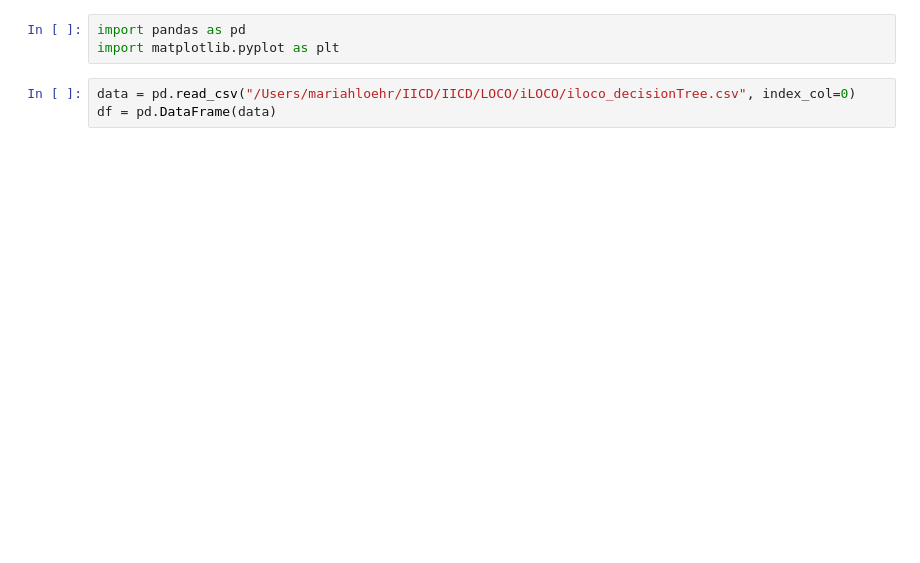
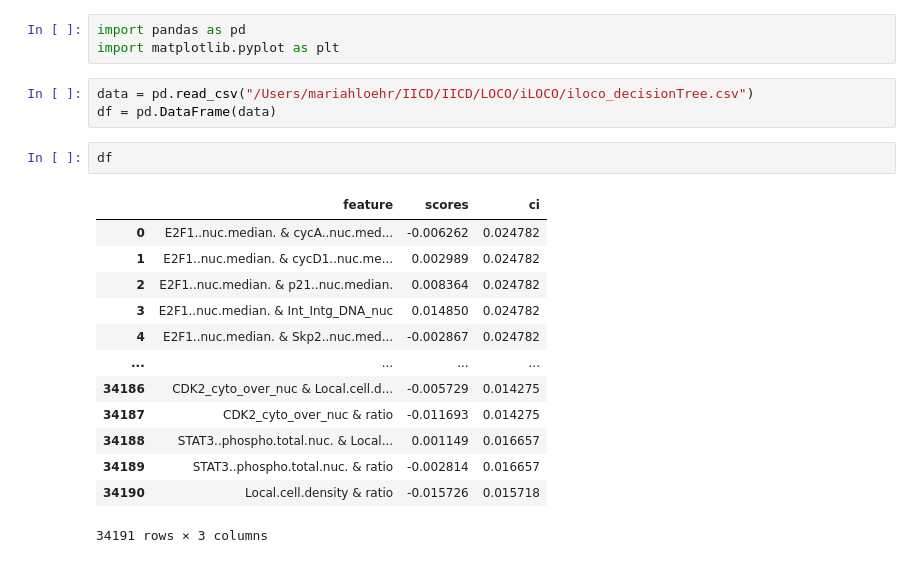
Before and after one commit to mariahgloehr/IICD, a Jupyter notebook: LOCO/iLOCO/iloco_plots.ipynb, the cells around one changed output. Drawn from its saved outputs; the diff is of its cells as text; blank space fills up the shorter version.

```diff
--- a/LOCO/iLOCO/iloco_plots.ipynb
+++ b/LOCO/iLOCO/iloco_plots.ipynb
@@ -2,5 +2,21 @@
 import pandas as pd
 import matplotlib.pyplot as plt
 # %%
-data = pd.read_csv("/Users/mariahloehr/IICD/IICD/LOCO/iLOCO/iloco_decisionTree.csv", index_col=0)
+data = pd.read_csv("/Users/mariahloehr/IICD/IICD/LOCO/iLOCO/iloco_decisionTree.csv")
 df = pd.DataFrame(data)
+# %%
+df
+# %% [output]
+|  | feature | scores | ci |
+| 0 | E2F1..nuc.median. & cycA..nuc.med... | -0.006262 | 0.024782 |
+| 1 | E2F1..nuc.median. & cycD1..nuc.me... | 0.002989 | 0.024782 |
+| 2 | E2F1..nuc.median. & p21..nuc.median. | 0.008364 | 0.024782 |
+| 3 | E2F1..nuc.median. & Int_Intg_DNA_nuc | 0.014850 | 0.024782 |
+| 4 | E2F1..nuc.median. & Skp2..nuc.med... | -0.002867 | 0.024782 |
+| ... | ... | ... | ... |
+| 34186 | CDK2_cyto_over_nuc & Local.cell.d... | -0.005729 | 0.014275 |
+| 34187 | CDK2_cyto_over_nuc & ratio | -0.011693 | 0.014275 |
+| 34188 | STAT3..phospho.total.nuc. & Local... | 0.001149 | 0.016657 |
+| 34189 | STAT3..phospho.total.nuc. & ratio | -0.002814 | 0.016657 |
+| 34190 | Local.cell.density & ratio | -0.015726 | 0.015718 |
+34191 rows × 3 columns
```
Also changed, not shown: parts of 7 cells of this notebook, 7 other files.
